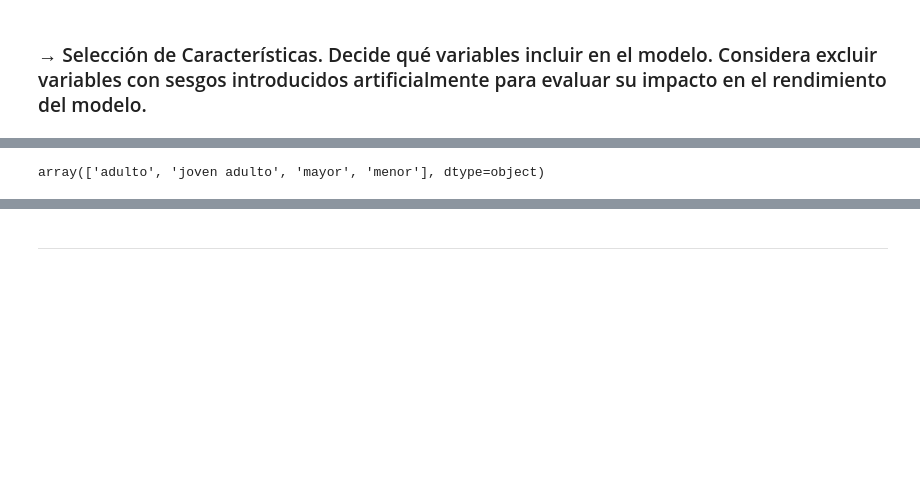
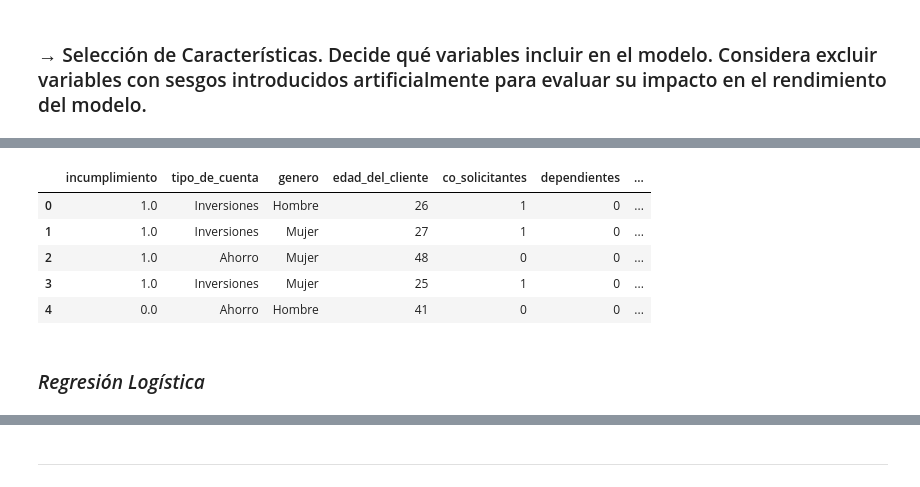
Before and after one commit to lnastri25/POO_UCEMA, a Jupyter notebook: modelos_segundo_parcial/credit_risk/riesgo_crediticio.ipynb, the cells around one changed output, grey strips where cells are left out. Drawn from its saved outputs; the diff is of its cells as text; code cells hidden in the pictures; blank space fills up the shorter version.

```diff
--- a/modelos_segundo_parcial/credit_risk/riesgo_crediticio.ipynb
+++ b/modelos_segundo_parcial/credit_risk/riesgo_crediticio.ipynb
@@ -576,7 +602,11 @@ crear_heatmap_correlacion(df_credit_risk)
-# %%
-from sklearn.preprocessing import LabelEncoder
-df_credit_risk_le = LabelEncoder()
-df_credit_risk_le.fit(df_credit_risk_cleaned['grupo_etario'])
-df_credit_risk_le.classes_
-# %% [output]
-array(['adulto', 'joven adulto', 'mayor', 'menor'], dtype=object)
+# %%
+df_credit_risk_cleaned.head()
+# %% [output]
+|  | incumplimiento | tipo_de_cuenta | genero | edad_del_cliente | co_solicitantes | dependientes | ... |
+| 0 | 1.0 | Inversiones | Hombre | 26 | 1 | 0 | ... |
+| 1 | 1.0 | Inversiones | Mujer | 27 | 1 | 0 | ... |
+| 2 | 1.0 | Ahorro | Mujer | 48 | 0 | 0 | ... |
+| 3 | 1.0 | Inversiones | Mujer | 25 | 1 | 0 | ... |
+| 4 | 0.0 | Ahorro | Hombre | 41 | 0 | 0 | ... |
+# %% [markdown]
+### *Regresión Logística*
```
Also changed, not shown: parts of 45 cells of this notebook, 3 other files.
